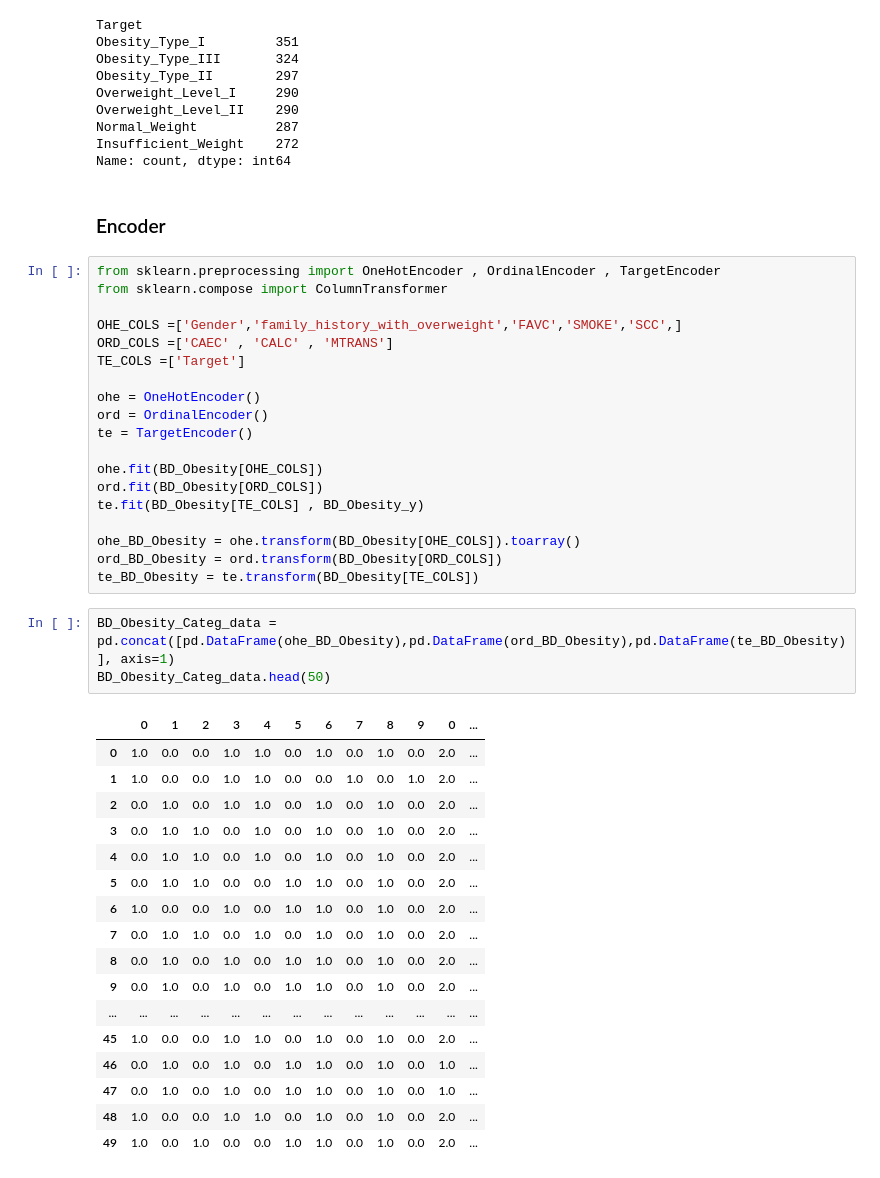
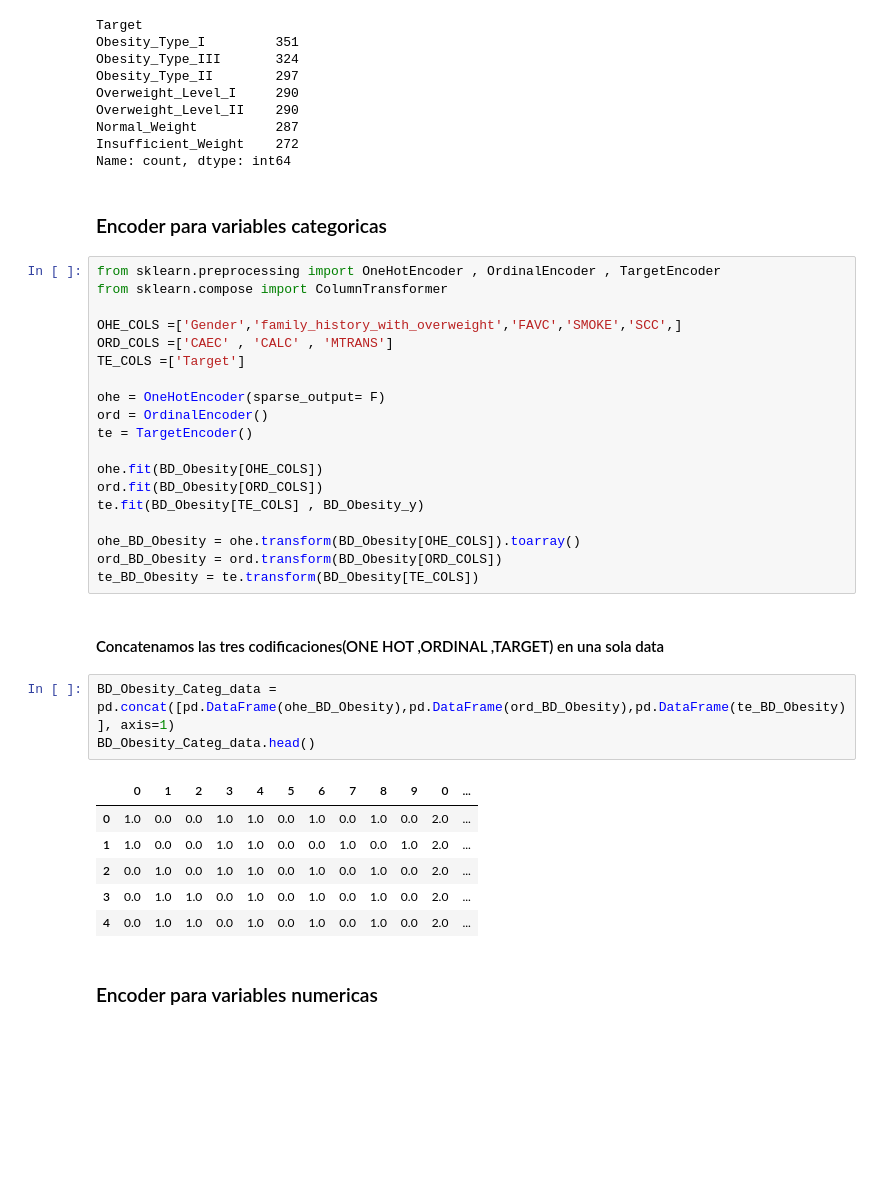
Before and after one commit to Dagon8523/Proyecto-Obesidad, a Jupyter notebook: Proyecto.ipynb, the cells around one changed output. Drawn from its saved outputs; the diff is of its cells as text; blank space fills up the shorter version.

```diff
--- a/Proyecto.ipynb
+++ b/Proyecto.ipynb
@@ -368,7 +368,7 @@ Normal_Weight          287
 Insufficient_Weight    272
 Name: count, dtype: int64
 # %% [markdown]
-### Encoder
+### Encoder para variables categoricas
 # %%
 from sklearn.preprocessing import OneHotEncoder , OrdinalEncoder , TargetEncoder
 from sklearn.compose import ColumnTransformer
@@ -377,7 +377,7 @@ OHE_COLS =['Gender','family_history_with_overweight','FAVC','SMOKE','SCC',]
 ORD_COLS =['CAEC' , 'CALC' , 'MTRANS']
 TE_COLS =['Target']
 
-ohe = OneHotEncoder()
+ohe = OneHotEncoder(sparse_output= F)
 ord = OrdinalEncoder()
 te = TargetEncoder()
 
@@ -388,24 +388,17 @@ te.fit(BD_Obesity[TE_COLS] , BD_Obesity_y)
 ohe_BD_Obesity = ohe.transform(BD_Obesity[OHE_COLS]).toarray()
 ord_BD_Obesity = ord.transform(BD_Obesity[ORD_COLS])
 te_BD_Obesity = te.transform(BD_Obesity[TE_COLS])
+# %% [markdown]
+#### Concatenamos las tres codificaciones(ONE HOT ,ORDINAL ,TARGET) en una sola data
 # %%
 BD_Obesity_Categ_data = pd.concat([pd.DataFrame(ohe_BD_Obesity),pd.DataFrame(ord_BD_Obesity),pd.DataFrame(te_BD_Obesity)], axis=1)
-BD_Obesity_Categ_data.head(50)
+BD_Obesity_Categ_data.head()
 # %% [output]
 |  | 0 | 1 | 2 | 3 | 4 | 5 | 6 | 7 | 8 | 9 | 0 | ... |
 | 0 | 1.0 | 0.0 | 0.0 | 1.0 | 1.0 | 0.0 | 1.0 | 0.0 | 1.0 | 0.0 | 2.0 | ... |
 | 1 | 1.0 | 0.0 | 0.0 | 1.0 | 1.0 | 0.0 | 0.0 | 1.0 | 0.0 | 1.0 | 2.0 | ... |
 | 2 | 0.0 | 1.0 | 0.0 | 1.0 | 1.0 | 0.0 | 1.0 | 0.0 | 1.0 | 0.0 | 2.0 | ... |
 | 3 | 0.0 | 1.0 | 1.0 | 0.0 | 1.0 | 0.0 | 1.0 | 0.0 | 1.0 | 0.0 | 2.0 | ... |
 | 4 | 0.0 | 1.0 | 1.0 | 0.0 | 1.0 | 0.0 | 1.0 | 0.0 | 1.0 | 0.0 | 2.0 | ... |
-| 5 | 0.0 | 1.0 | 1.0 | 0.0 | 0.0 | 1.0 | 1.0 | 0.0 | 1.0 | 0.0 | 2.0 | ... |
-| 6 | 1.0 | 0.0 | 0.0 | 1.0 | 0.0 | 1.0 | 1.0 | 0.0 | 1.0 | 0.0 | 2.0 | ... |
-| 7 | 0.0 | 1.0 | 1.0 | 0.0 | 1.0 | 0.0 | 1.0 | 0.0 | 1.0 | 0.0 | 2.0 | ... |
-| 8 | 0.0 | 1.0 | 0.0 | 1.0 | 0.0 | 1.0 | 1.0 | 0.0 | 1.0 | 0.0 | 2.0 | ... |
-| 9 | 0.0 | 1.0 | 0.0 | 1.0 | 0.0 | 1.0 | 1.0 | 0.0 | 1.0 | 0.0 | 2.0 | ... |
-| ... | ... | ... | ... | ... | ... | ... | ... | ... | ... | ... | ... | ... |
-| 45 | 1.0 | 0.0 | 0.0 | 1.0 | 1.0 | 0.0 | 1.0 | 0.0 | 1.0 | 0.0 | 2.0 | ... |
-| 46 | 0.0 | 1.0 | 0.0 | 1.0 | 0.0 | 1.0 | 1.0 | 0.0 | 1.0 | 0.0 | 1.0 | ... |
-| 47 | 0.0 | 1.0 | 0.0 | 1.0 | 0.0 | 1.0 | 1.0 | 0.0 | 1.0 | 0.0 | 1.0 | ... |
-| 48 | 1.0 | 0.0 | 0.0 | 1.0 | 1.0 | 0.0 | 1.0 | 0.0 | 1.0 | 0.0 | 2.0 | ... |
-| 49 | 1.0 | 0.0 | 1.0 | 0.0 | 0.0 | 1.0 | 1.0 | 0.0 | 1.0 | 0.0 | 2.0 | ... |
+# %% [markdown]
+### Encoder para variables numericas
```
Also changed, not shown: parts of 10 cells of this notebook, 1 other file.
